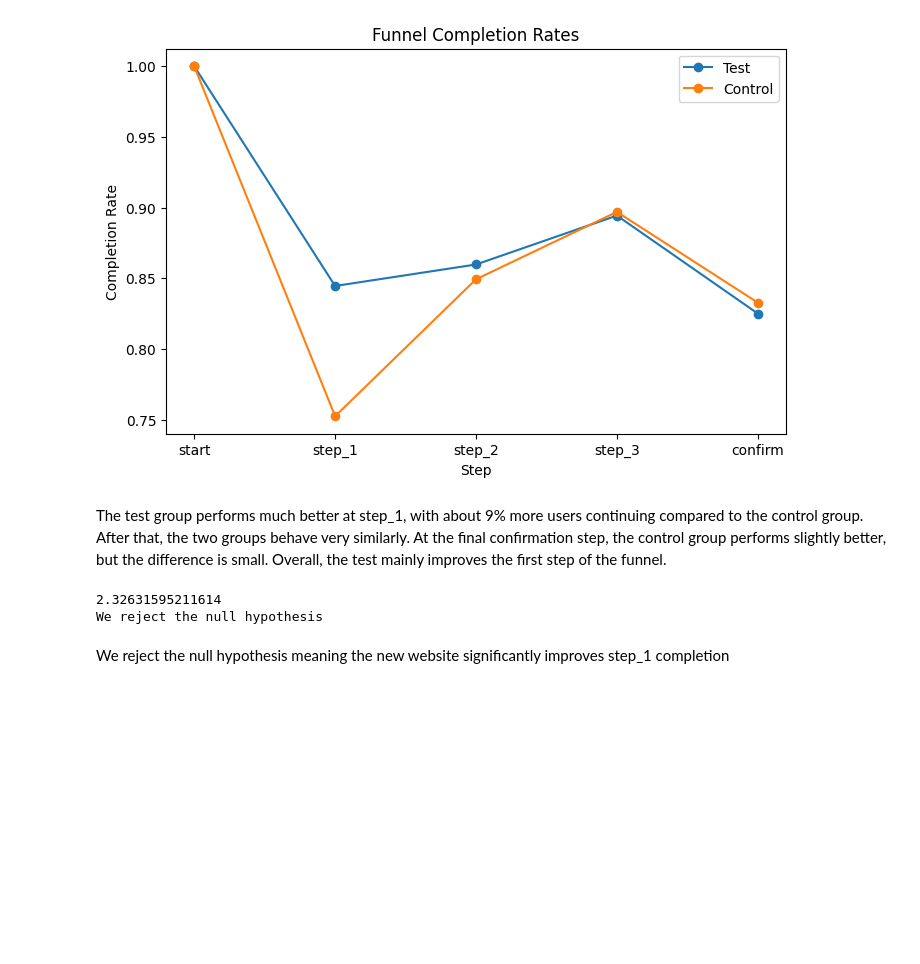
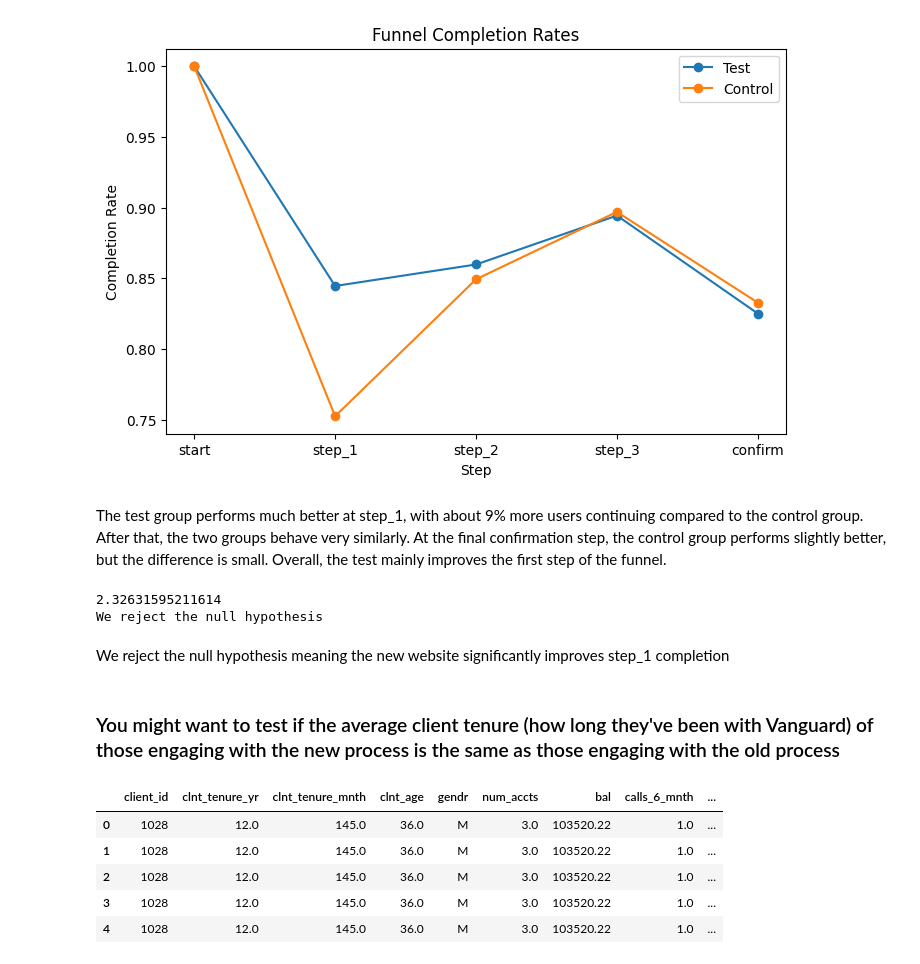
Before and after one commit to franciscandradegit/project-2, a Jupyter notebook: notebooks/Untitled.ipynb, the cells around one changed output. Cells and saved outputs as stored; diff of their text form; code cells hidden in the pictures; blank space fills up the shorter version.

```diff
--- a/notebooks/Untitled.ipynb
+++ b/notebooks/Untitled.ipynb
@@ -377,3 +377,17 @@ cr_by_steps.to_csv("cr_by_steps.csv")
 # %%
 df_combined = pd.concat([control, test])
 df_combined.to_csv("df_combined.csv", index=False)
+# %% [markdown]
+### You might want to test if the average client tenure (how long they've been with Vanguard) of those engaging with the new process is the same as those engaging with the old process
+# %%
+control1 = pd.read_csv("df_control_updated.csv")
+test1 = pd.read_csv("df_test_updated.csv")
+# %%
+control1.head()
+# %% [output]
+|  | client_id | clnt_tenure_yr | clnt_tenure_mnth | clnt_age | gendr | num_accts | bal | calls_6_mnth | ... |
+| 0 | 1028 | 12.0 | 145.0 | 36.0 | M | 3.0 | 103520.22 | 1.0 | ... |
+| 1 | 1028 | 12.0 | 145.0 | 36.0 | M | 3.0 | 103520.22 | 1.0 | ... |
+| 2 | 1028 | 12.0 | 145.0 | 36.0 | M | 3.0 | 103520.22 | 1.0 | ... |
+| 3 | 1028 | 12.0 | 145.0 | 36.0 | M | 3.0 | 103520.22 | 1.0 | ... |
+| 4 | 1028 | 12.0 | 145.0 | 36.0 | M | 3.0 | 103520.22 | 1.0 | ... |
```
Also changed, not shown: parts of 6 cells of this notebook, 4 other files.
